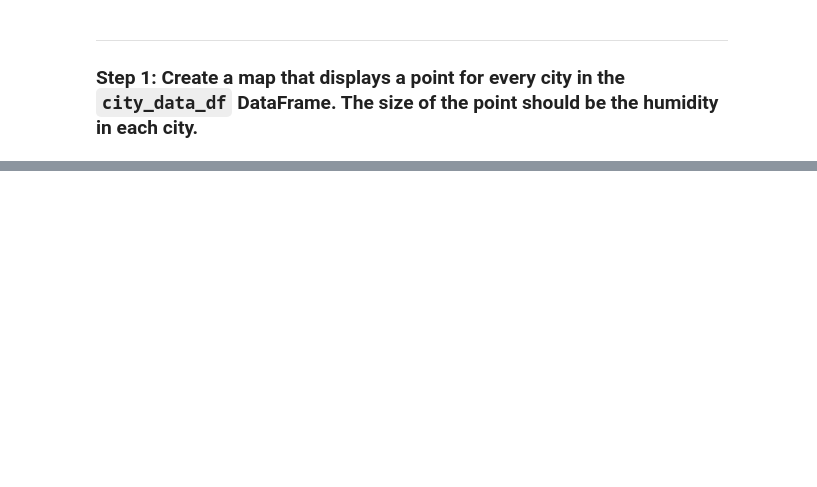
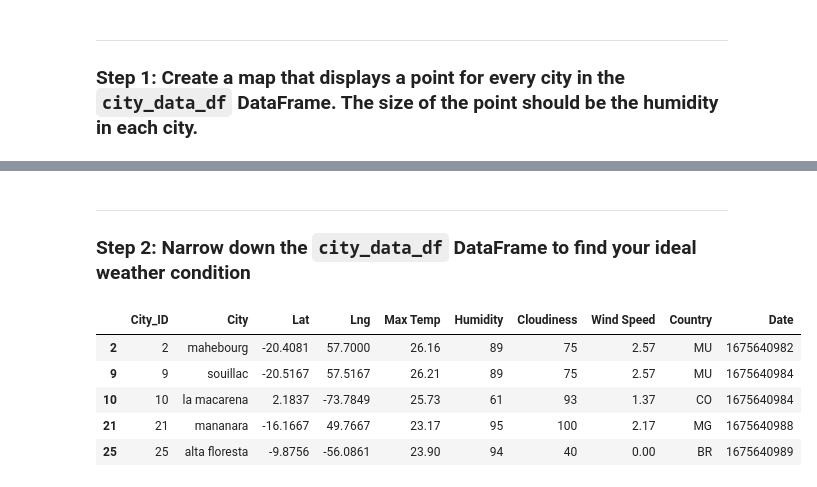
Before and after one commit to emilyneaville/python-api-challenge, a Jupyter notebook: WeatherPy/VacationPy.ipynb, the cells around one changed output, grey strips where cells are left out. Drawn from its saved outputs; the diff is of its cells as text; code cells hidden in the pictures; blank space fills up the shorter version.

```diff
--- a/WeatherPy/VacationPy.ipynb
+++ b/WeatherPy/VacationPy.ipynb
@@ -45,3 +45,26 @@ humidity_map_plot = city_data_df.hvplot.points(
 humidity_map_plot
 # %% [output]
 [interactive output not drawn]
+# %% [markdown]
+---
+
+### Step 2: Narrow down the `city_data_df` DataFrame to find your ideal weather condition
+# %%
+# Narrow down cities that fit criteria and drop any results with null values
+# My ideal weather conditions, Max temp = <=110 >=80, Humidity >= 70, Wind Speed <= 14mph,
+# any cloudiness, any country
+ideal_weather_df = city_data_df.loc[(city_data_df['Max Temp'] >=21) & (city_data_df['Max Temp'] <=27) & \
+    (city_data_df['Wind Speed'] <=4.5), :]
+
+# Drop any rows with null values
+ideal_weather_df = ideal_weather_df.dropna(how='any')
+
+# Display sample data
+ideal_weather_df.head()
+# %% [output]
+|  | City_ID | City | Lat | Lng | Max Temp | Humidity | Cloudiness | Wind Speed | Country | Date |
+| 2 | 2 | mahebourg | -20.4081 | 57.7000 | 26.16 | 89 | 75 | 2.57 | MU | 1675640982 |
+| 9 | 9 | souillac | -20.5167 | 57.5167 | 26.21 | 89 | 75 | 2.57 | MU | 1675640984 |
+| 10 | 10 | la macarena | 2.1837 | -73.7849 | 25.73 | 61 | 93 | 1.37 | CO | 1675640984 |
+| 21 | 21 | mananara | -16.1667 | 49.7667 | 23.17 | 95 | 100 | 2.17 | MG | 1675640988 |
+| 25 | 25 | alta floresta | -9.8756 | -56.0861 | 23.90 | 94 | 40 | 0.00 | BR | 1675640989 |
```
Also changed, not shown: parts of 2 cells of this notebook.
